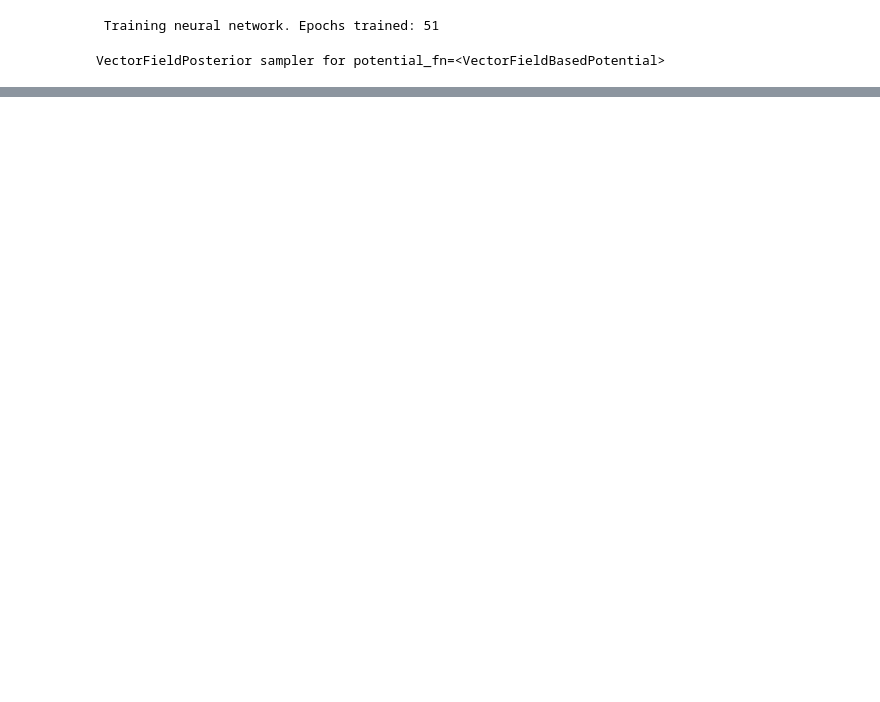
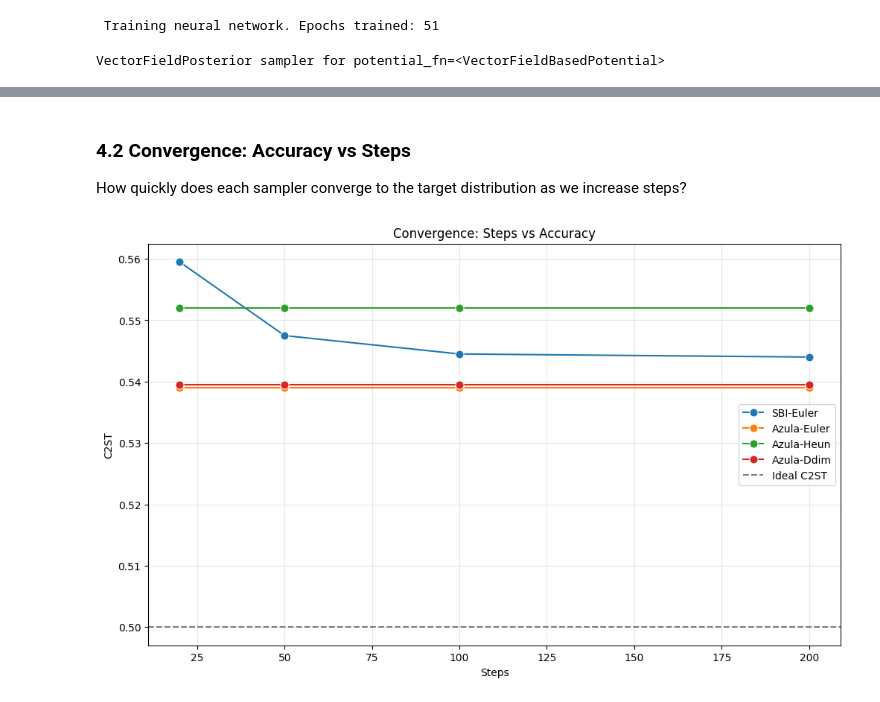
Before and after one commit to satwiksps/sbi, a Jupyter notebook: azula_meets_sbi.ipynb, the cells around one changed output, grey strips where cells are left out. Drawn from its saved outputs; the diff is of its cells as text; code cells hidden in the pictures; blank space fills up the shorter version.

```diff
--- a/azula_meets_sbi.ipynb
+++ b/azula_meets_sbi.ipynb
@@ -212,0 +189,14 @@ plt.show()
+# %% [markdown]
+### 4.2 Convergence: Accuracy vs Steps
+How quickly does each sampler converge to the target distribution as we increase steps?
+# %%
+plt.figure(figsize=(12, 7))
+sns.lineplot(data=df, x="Steps", y="C2ST", hue="Method", marker="o", markersize=8)
+
+plt.axhline(0.5, color="black", linestyle="--", alpha=0.5, label="Ideal C2ST")
+plt.title("Convergence: Steps vs Accuracy")
+plt.grid(True, alpha=0.3)
+plt.legend()
+plt.show()
+# %% [output]
+[figure, added]
```
Also changed, not shown: parts of 19 cells of this notebook.
